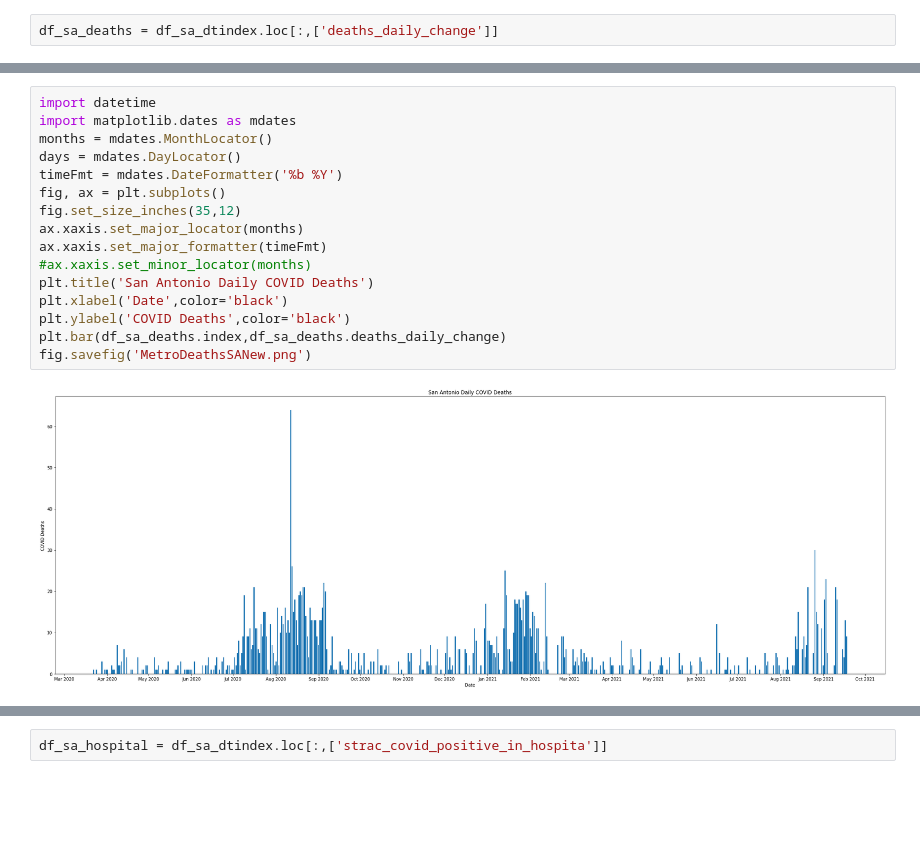
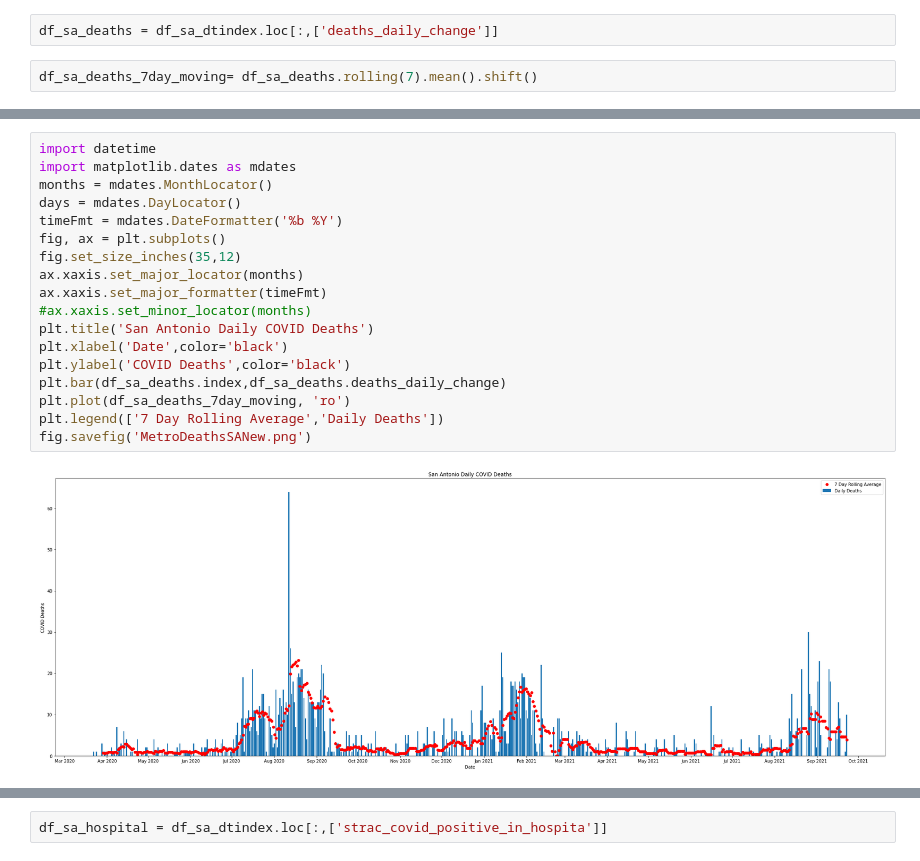
Before and after one commit to ldhagen/Texas_Covid_Data_Notebook, a Jupyter notebook: SanAntonioDailyNew.ipynb, the cells around one changed output, grey strips where cells are left out. Saved outputs shown, nothing was run; the diff lists cells and outputs as text; blank space fills up the shorter version.

Commit message:
updated with 7 day rolling average and ran new cases and deaths on evening of 23 Sep 21

```diff
--- a/SanAntonioDailyNew.ipynb
+++ b/SanAntonioDailyNew.ipynb
@@ -94,5 +98,7 @@ fig.savefig('MetroICUSANew.png')
 # %%
 df_sa_deaths = df_sa_dtindex.loc[:,['deaths_daily_change']]
+# %%
+df_sa_deaths_7day_moving= df_sa_deaths.rolling(7).mean().shift()
 # %%
 df_sa_deaths
 # %% [output]
@@ -113,18 +119,20 @@ df_sa_deaths
 # %%
 import datetime
 import matplotlib.dates as mdates
 months = mdates.MonthLocator()
 days = mdates.DayLocator()
 timeFmt = mdates.DateFormatter('%b %Y')
 fig, ax = plt.subplots()
 fig.set_size_inches(35,12)
 ax.xaxis.set_major_locator(months)
 ax.xaxis.set_major_formatter(timeFmt)
 #ax.xaxis.set_minor_locator(months)
 plt.title('San Antonio Daily COVID Deaths')
 plt.xlabel('Date',color='black')
 plt.ylabel('COVID Deaths',color='black')
 plt.bar(df_sa_deaths.index,df_sa_deaths.deaths_daily_change)
+plt.plot(df_sa_deaths_7day_moving, 'ro')
+plt.legend(['7 Day Rolling Average','Daily Deaths'])
 fig.savefig('MetroDeathsSANew.png')
 # %% [output]
-[figure, old version]
+[figure, new version]
```
Also changed, not shown: parts of 11 cells of this notebook.
